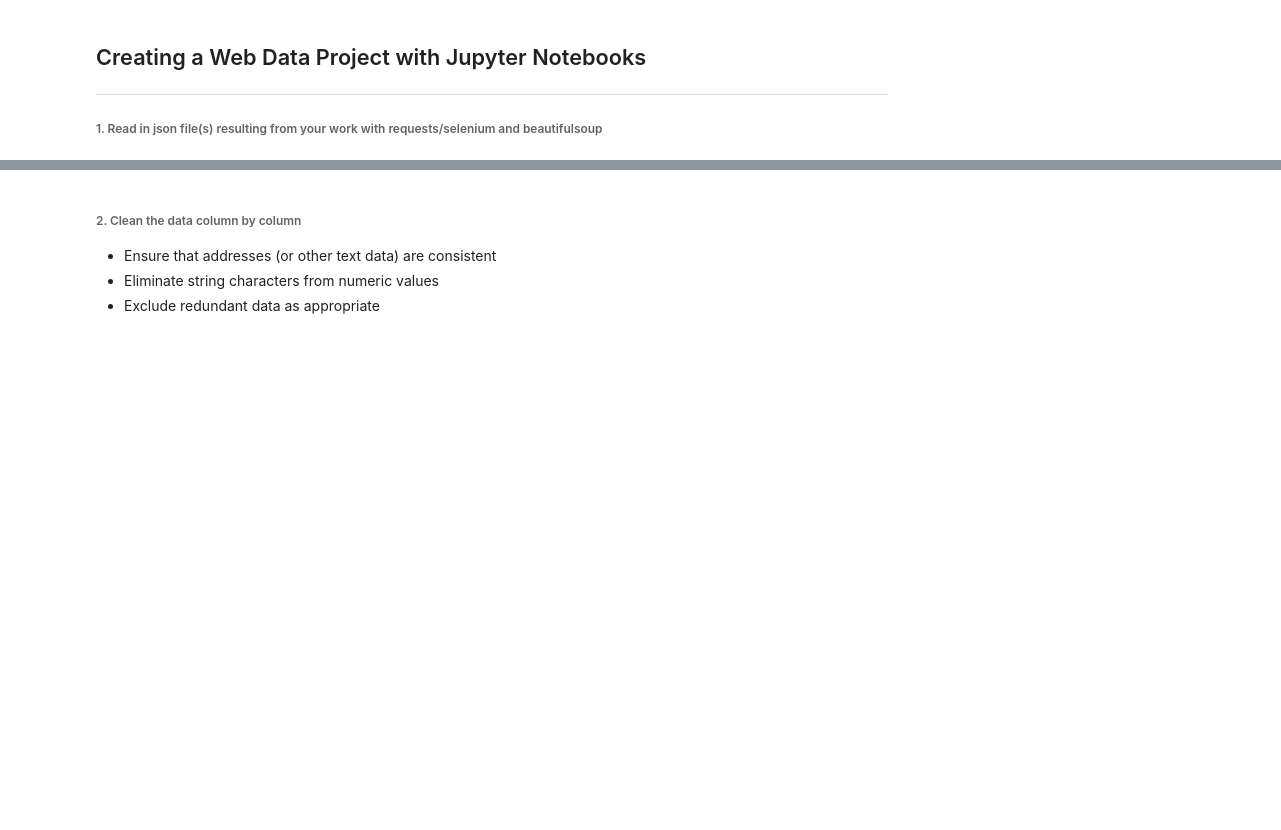
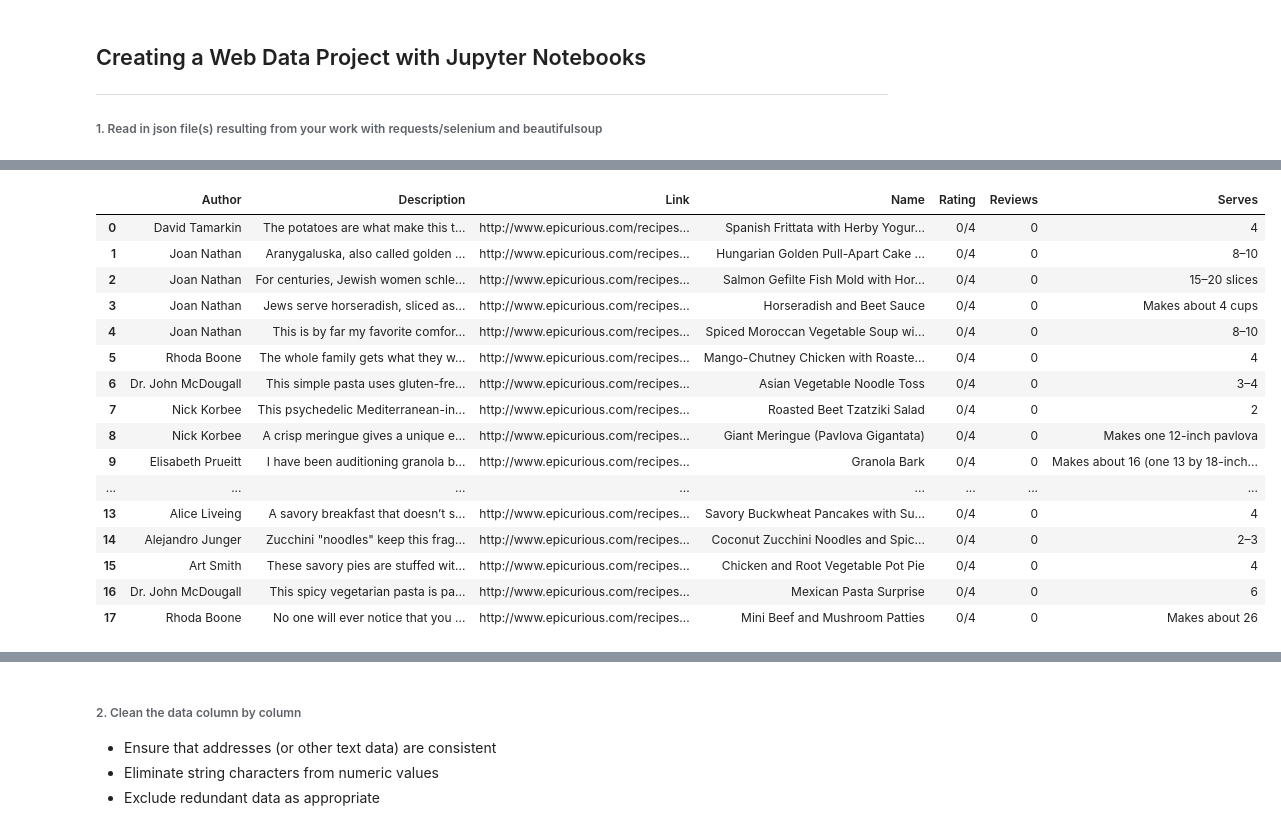
Before and after one commit to NolanBecker/CSC3130_WebProject, a Jupyter notebook: DataProject.ipynb, the cells around one changed output, grey strips where cells are left out. Cells and saved outputs as stored; diff of their text form; code cells hidden in the pictures; blank space fills up the shorter version.

Commit message:
Add dataframes and questions to Jupyter Notebook project file

```diff
--- a/DataProject.ipynb
+++ b/DataProject.ipynb
@@ -5,10 +21,23 @@
 # %%
 # Import necessary packages
+import ijson as ij
 import pandas as pd
 import matplotlib
 import matplotlib.pyplot as plt
 %matplotlib inline
 
 # Read in json files and create dataframes
-data = pd.read_json('JSON/old/2017-02-23.AllRecipes.json')
-data2 = pd.read_json('JSON/old/2017-03-14.AllRecipes.json')
+filename = "JSON/2017-04-06.json"
+with open(filename, 'r') as f:
+    AllRecipes = ij.items(f, 'AllRecipes.item')
+    objectsAllRecipes = list(AllRecipes)
+with open(filename, 'r') as f:
+    Epicurious = ij.items(f, 'Epicurious.item')
+    objectsEpicurious = list(Epicurious)
+with open(filename, 'r') as f:
+    Delish = ij.items(f, 'Delish.item')
+    objectsDelish = list(Delish)
+# %%
+dataAllRecipes = pd.DataFrame(objectsAllRecipes)
+dataEpicurious = pd.DataFrame(objectsEpicurious)
+dataDelish = pd.DataFrame(objectsDelish)
@@ -14,0 +65,20 @@ data2 = pd.read_json('JSON/old/2017-03-14.AllRecipes.json')
+# %%
+dataEpicurious
+# %% [output]
+|  | Author | Description | Link | Name | Rating | Reviews | Serves |
+| 0 | David Tamarkin | The potatoes are what make this t... | http://www.epicurious.com/recipes... | Spanish Frittata with Herby Yogur... | 0/4 | 0 | 4 |
+| 1 | Joan Nathan | Aranygaluska, also called golden ... | http://www.epicurious.com/recipes... | Hungarian Golden Pull-Apart Cake ... | 0/4 | 0 | 8–10 |
+| 2 | Joan Nathan | For centuries, Jewish women schle... | http://www.epicurious.com/recipes... | Salmon Gefilte Fish Mold with Hor... | 0/4 | 0 | 15–20 slices |
+| 3 | Joan Nathan | Jews serve horseradish, sliced as... | http://www.epicurious.com/recipes... | Horseradish and Beet Sauce | 0/4 | 0 | Makes about 4 cups |
+| 4 | Joan Nathan | This is by far my favorite comfor... | http://www.epicurious.com/recipes... | Spiced Moroccan Vegetable Soup wi... | 0/4 | 0 | 8–10 |
+| 5 | Rhoda Boone | The whole family gets what they w... | http://www.epicurious.com/recipes... | Mango-Chutney Chicken with Roaste... | 0/4 | 0 | 4 |
+| 6 | Dr. John McDougall | This simple pasta uses gluten-fre... | http://www.epicurious.com/recipes... | Asian Vegetable Noodle Toss | 0/4 | 0 | 3–4 |
+| 7 | Nick Korbee | This psychedelic Mediterranean-in... | http://www.epicurious.com/recipes... | Roasted Beet Tzatziki Salad | 0/4 | 0 | 2 |
+| 8 | Nick Korbee | A crisp meringue gives a unique e... | http://www.epicurious.com/recipes... | Giant Meringue (Pavlova Gigantata) | 0/4 | 0 | Makes one 12-inch pavlova |
+| 9 | Elisabeth Prueitt | I have been auditioning granola b... | http://www.epicurious.com/recipes... | Granola Bark | 0/4 | 0 | Makes about 16 (one 13 by 18-inch... |
+| ... | ... | ... | ... | ... | ... | ... | ... |
+| 13 | Alice Liveing | A savory breakfast that doesn’t s... | http://www.epicurious.com/recipes... | Savory Buckwheat Pancakes with Su... | 0/4 | 0 | 4 |
+| 14 | Alejandro Junger | Zucchini "noodles" keep this frag... | http://www.epicurious.com/recipes... | Coconut Zucchini Noodles and Spic... | 0/4 | 0 | 2–3 |
+| 15 | Art Smith | These savory pies are stuffed wit... | http://www.epicurious.com/recipes... | Chicken and Root Vegetable Pot Pie | 0/4 | 0 | 4 |
+| 16 | Dr. John McDougall | This spicy vegetarian pasta is pa... | http://www.epicurious.com/recipes... | Mexican Pasta Surprise | 0/4 | 0 | 6 |
+| 17 | Rhoda Boone | No one will ever notice that you ... | http://www.epicurious.com/recipes... | Mini Beef and Mushroom Patties | 0/4 | 0 | Makes about 26 |
```
Also changed, not shown: parts of 4 cells of this notebook, 14 other files.
